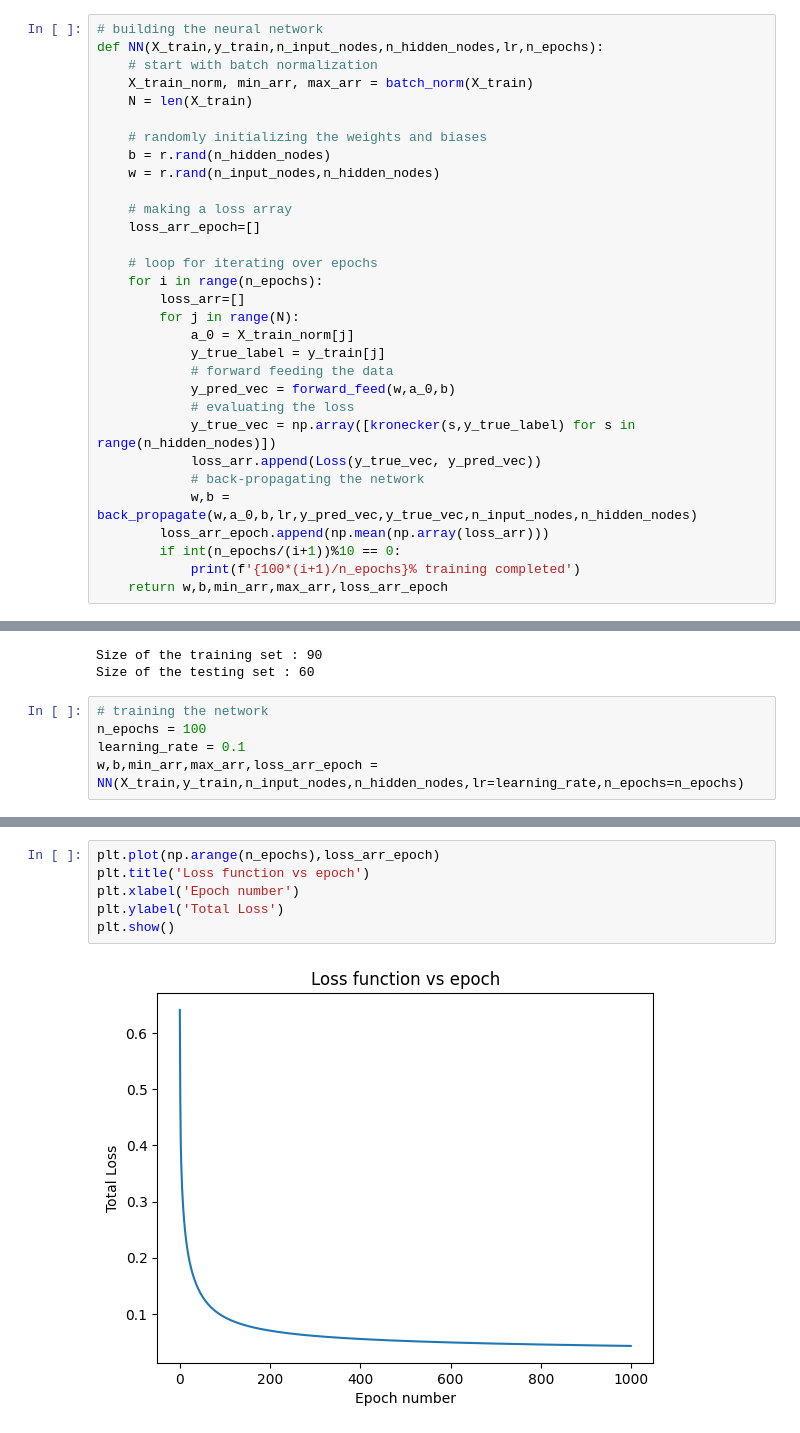
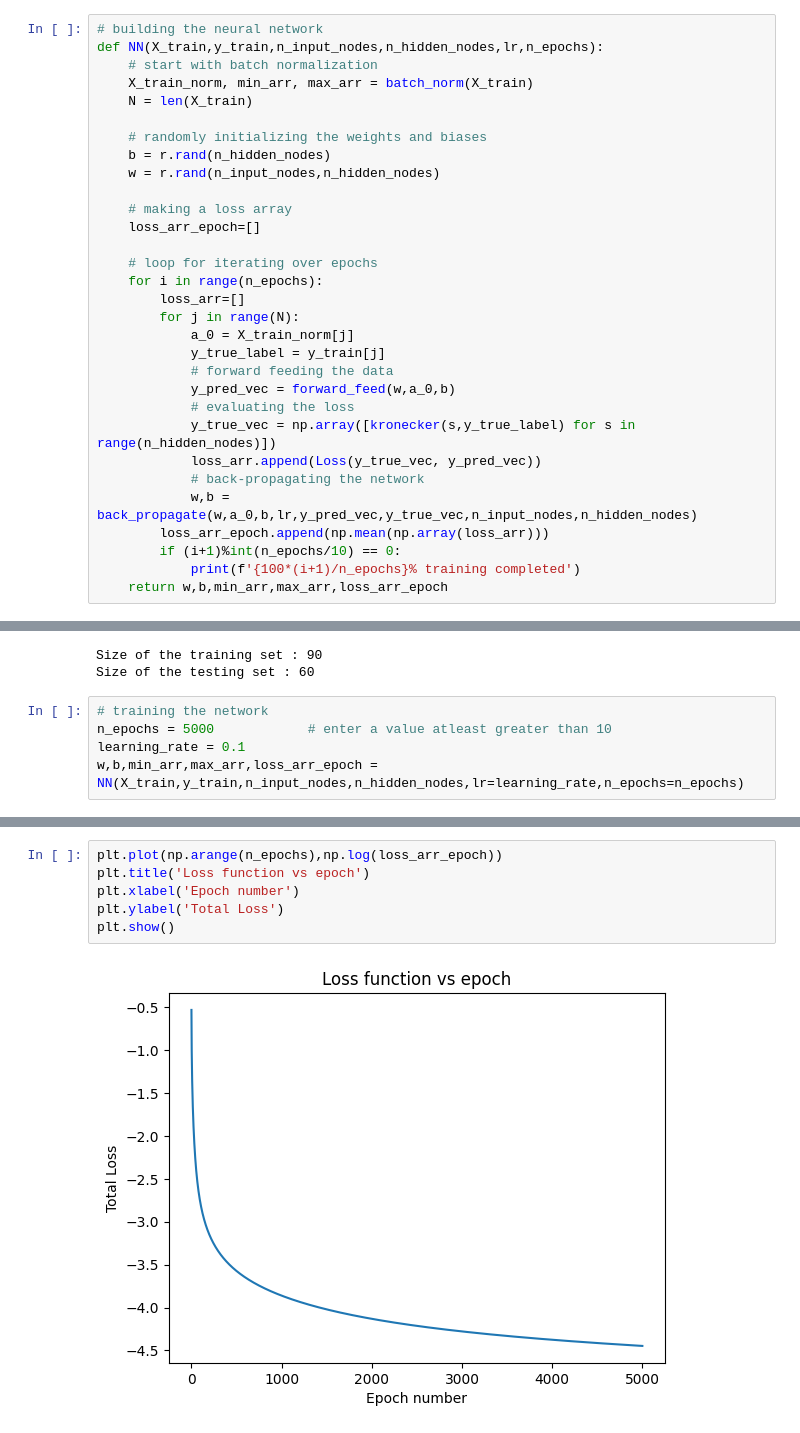
Before and after one commit to ChandraAnunay/ML-from-scratch, a Jupyter notebook: ML/NN/nn.ipynb, the cells around one changed output, grey strips where cells are left out. Saved outputs shown, nothing was run; the diff lists cells and outputs as text.

```diff
--- a/ML/NN/nn.ipynb
+++ b/ML/NN/nn.ipynb
@@ -99,6 +99,6 @@ def NN(X_train,y_train,n_input_nodes,n_hidden_nodes,lr,n_epochs):
             # back-propagating the network
             w,b = back_propagate(w,a_0,b,lr,y_pred_vec,y_true_vec,n_input_nodes,n_hidden_nodes)
         loss_arr_epoch.append(np.mean(np.array(loss_arr)))
-        if int(n_epochs/(i+1))%10 == 0:
+        if (i+1)%int(n_epochs/10) == 0:
             print(f'{100*(i+1)/n_epochs}% training completed')
     return w,b,min_arr,max_arr,loss_arr_epoch
@@ -154,7 +165,7 @@ Size of the training set : 90
 Size of the testing set : 60
 # %%
 # training the network
-n_epochs = 100
+n_epochs = 5000            # enter a value atleast greater than 10
 learning_rate = 0.1
 w,b,min_arr,max_arr,loss_arr_epoch = NN(X_train,y_train,n_input_nodes,n_hidden_nodes,lr=learning_rate,n_epochs=n_epochs)
 # %% [output]
@@ -165,8 +182,8 @@ w,b,min_arr,max_arr,loss_arr_epoch = NN(X_train,y_train,n_input_nodes,n_hidden_n
 # %%
-plt.plot(np.arange(n_epochs),loss_arr_epoch)
+plt.plot(np.arange(n_epochs),np.log(loss_arr_epoch))
 plt.title('Loss function vs epoch')
 plt.xlabel('Epoch number')
 plt.ylabel('Total Loss')
 plt.show()
 # %% [output]
-[figure, old version]
+[figure, new version]
```
Also changed, not shown: parts of 5 cells of this notebook.
